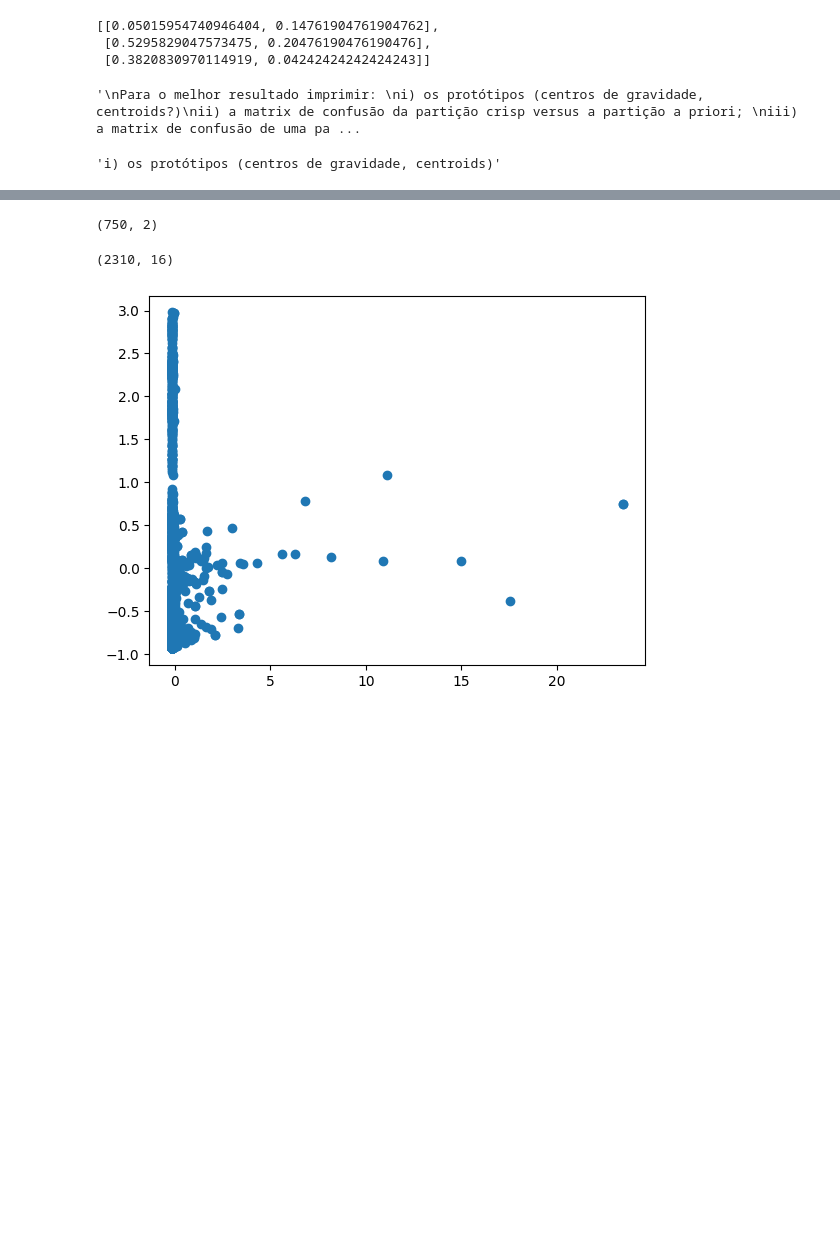
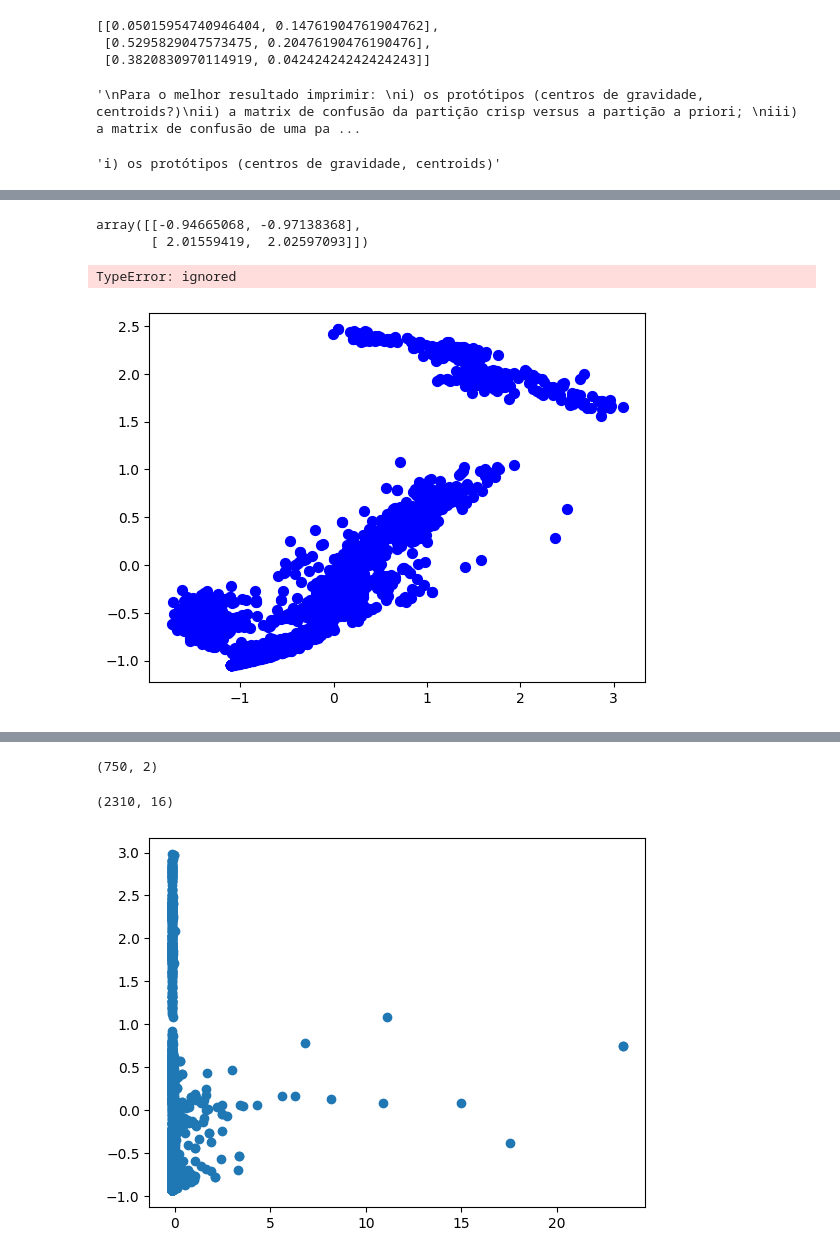
Before and after one commit to allansdefreitas/unsupervised-learning, a Jupyter notebook: questao_1.ipynb, the cells around one changed output, grey strips where cells are left out. Saved outputs shown, nothing was run; the diff lists cells and outputs as text; code cells hidden in the pictures; blank space fills up the shorter version.

Commit message:
plot charts

```diff
--- a/questao_1.ipynb
+++ b/questao_1.ipynb
@@ -679,0 +682,2 @@ iii) a matrix de confusão de uma partição crisp versus a outra;
+# %%
+X = X_dataset_2
@@ -679,0 +709,4 @@ iii) a matrix de confusão de uma partição crisp versus a outra;
+# %%
+feat5 = centroids_matrixes[1][:,5]
+feat5 = tuple(feat5)
+feat5
@@ -679,0 +721,4 @@ iii) a matrix de confusão de uma partição crisp versus a outra;
+# %%
+feat7 = centroids_matrixes[1][:,7]
+feat7 = tuple(feat7)
+feat7
@@ -679,0 +733,15 @@ iii) a matrix de confusão de uma partição crisp versus a outra;
+# %%
+array=np.array([[-0.94665068, -0.97138368],
+ [ 2.01559419, 2.02597093]])
+array
+# %% [output]
+array([[-0.94665068, -0.97138368],
+       [ 2.01559419,  2.02597093]])
+# %%
+plt.scatter(X[ : , 5], X[ : , 7], s =50, c='b')
+plt.scatter(feat5, s=200, c='g', marker='s')
+plt.scatter(feat7, s=200, c='r', marker='s')
+plt.show()
+# %% [output]
+TypeError: ignored
+[figure, added]
```
Also changed, not shown: parts of 7 cells of this notebook.
